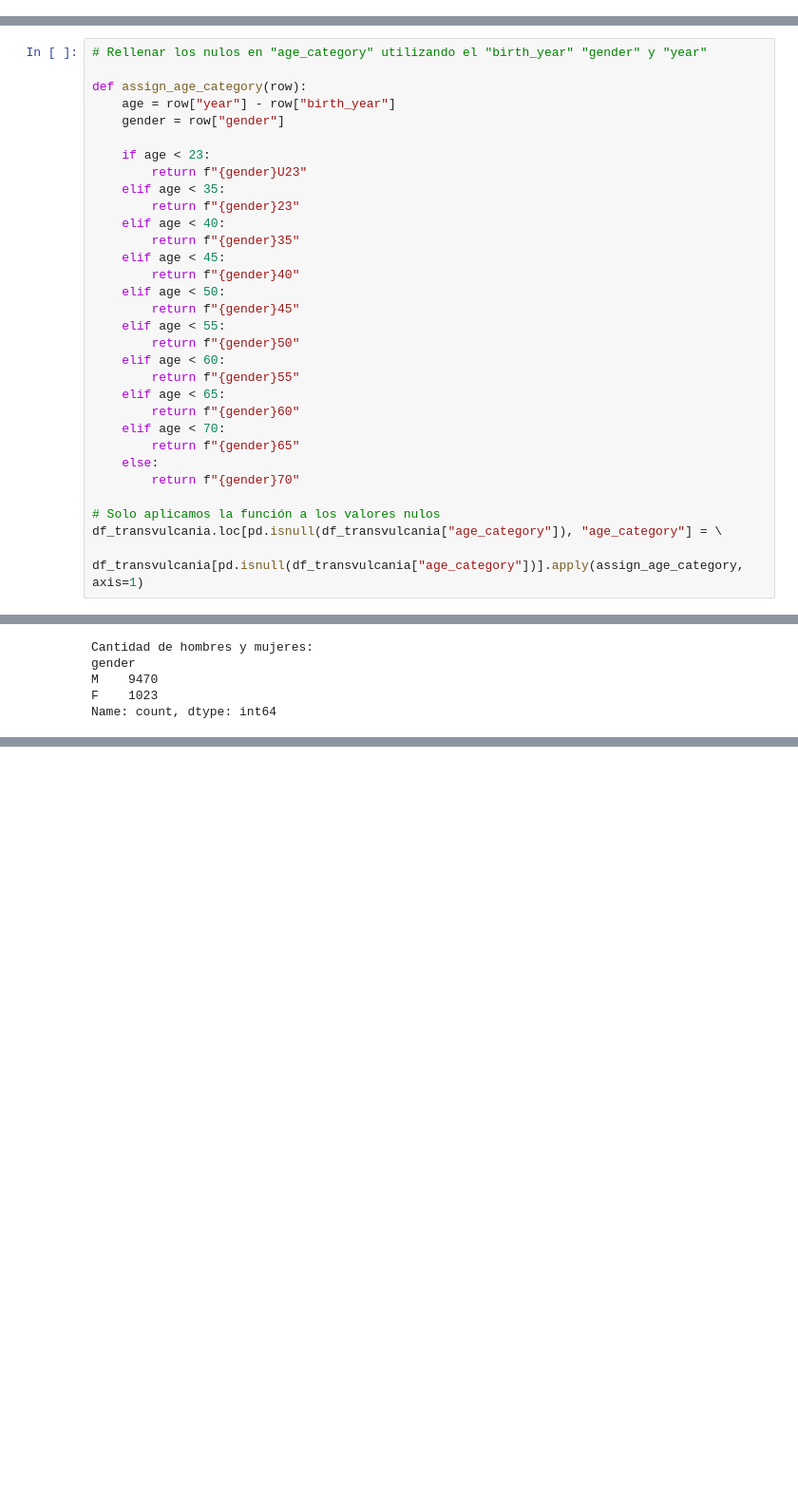
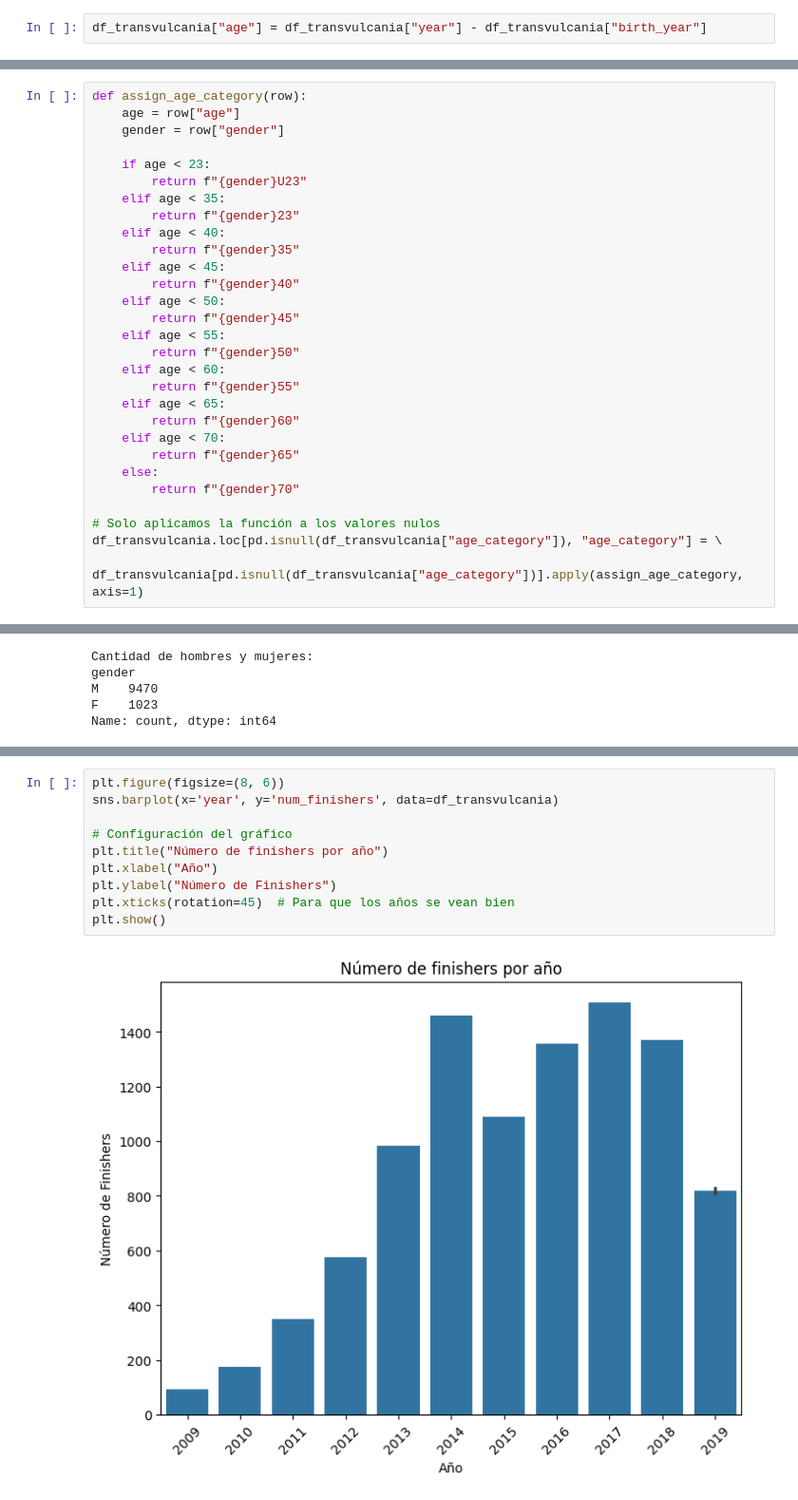
Before and after one commit to andalons/ultra-marathon-EDA, a Jupyter notebook: eda_ultra_marathon.ipynb, the cells around one changed output, grey strips where cells are left out. Shown at 95% size. Drawn from its saved outputs; the diff is of its cells as text; blank space fills up the shorter version.

```diff
--- a/eda_ultra_marathon.ipynb
+++ b/eda_ultra_marathon.ipynb
@@ -243,6 +244,8 @@ El histograma muestra una distribución bastante normal con un pico entre 1970 y
 np.random.seed(42)
 random_years = np.random.randint(1971, 1983, size=df_transvulcania["birth_year"].isna().sum())
 df_transvulcania.loc[df_transvulcania["birth_year"].isna(), "birth_year"] = random_years
+# %%
+df_transvulcania["age"] = df_transvulcania["year"] - df_transvulcania["birth_year"]
 # %%
 age_categories = df_transvulcania["age_category"].unique()
 print("Categorías de edad:", age_categories)
@@ -260,10 +263,8 @@ Parece que las categorías de edad siguen un formato basado en género y rango d
     - 23, 35, 40, 45, 50, etc. → Probablemente indican la edad mínima de cada categoría.
     - MU23 / WU23 → "Under 23" (Menores de 23 años).
 # %%
-# Rellenar los nulos en "age_category" utilizando el "birth_year" "gender" y "year"
-
 def assign_age_category(row):
-    age = row["year"] - row["birth_year"]
+    age = row["age"]
     gender = row["gender"]
 
     if age < 23:
@@ -331,0 +346,12 @@ Name: count, dtype: int64
+# %%
+plt.figure(figsize=(8, 6))
+sns.barplot(x='year', y='num_finishers', data=df_transvulcania)
+
+# Configuración del gráfico
+plt.title("Número de finishers por año")
+plt.xlabel("Año")
+plt.ylabel("Número de Finishers")
+plt.xticks(rotation=45)  # Para que los años se vean bien
+plt.show()
+# %% [output]
+[figure, added]
```
Also changed, not shown: parts of 19 cells of this notebook.
